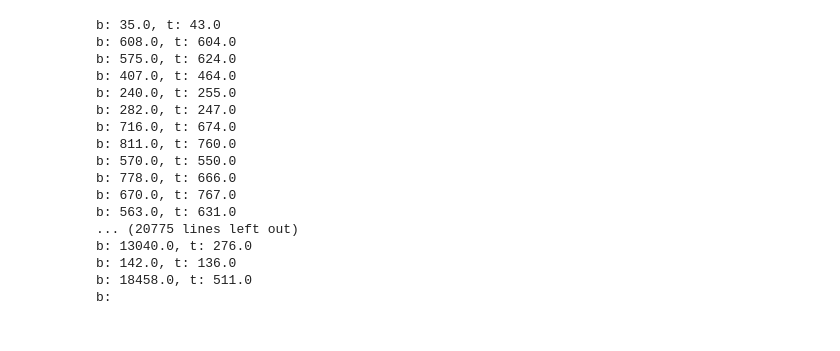
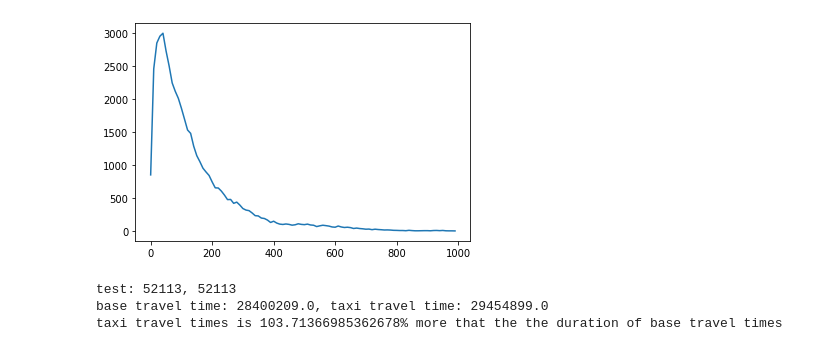
Before and after one commit to Oliver-Redeyoff/simulating_robotaxis, a Jupyter notebook: src/report.ipynb, the cells around one changed output. Saved outputs shown, nothing was run; the diff lists cells and outputs as text; code cells hidden in the pictures.

```diff
--- a/src/report.ipynb
+++ b/src/report.ipynb
@@ -42,3 +64,19 @@ for trip_info in taxi_info_root.findall('personinfo'):
+# %%
+# Show waiting times
+
+x = [i*10 for i in range(100)]
+y = [0 for i in range(100)]
+
+for trip_id, trip_info in taxi_trip_infos.items():
+    waiting_time = trip_info.waiting_time
+    for i in range(len(y)):
+        if (10*i < waiting_time < 10*(i+1)):
+            y[i] += 1
+
+plt.plot(x, y)
+plt.show()
+# %% [output]
+[figure, added]
 # %%
 # Process and compare data
 
@@ -48,26 +86,11 @@ for trip_id in trip_ids:
     if (trip_id in base_trip_infos and trip_id in taxi_trip_infos):
         base_travel_times.append(base_trip_infos[trip_id].duration)
         taxi_travel_times.append(taxi_trip_infos[trip_id].duration)
-        print("b: {}, t: {}".format(base_trip_infos[trip_id].duration, taxi_trip_infos[trip_id].duration))
 
 print('test: {}, {}'.format(len(base_travel_times), len(taxi_travel_times)))
 print('base travel time: {}, taxi travel time: {}'.format(sum(base_travel_times), sum(taxi_travel_times)))
 print('taxi travel times is {}% more that the the duration of base travel times'.format(sum(taxi_travel_times)/sum(base_travel_times)*100))
 # %% [output]
-b: 35.0, t: 43.0
-b: 608.0, t: 604.0
-b: 575.0, t: 624.0
-b: 407.0, t: 464.0
-b: 240.0, t: 255.0
-b: 282.0, t: 247.0
-b: 716.0, t: 674.0
-b: 811.0, t: 760.0
-b: 570.0, t: 550.0
-b: 778.0, t: 666.0
-b: 670.0, t: 767.0
-b: 563.0, t: 631.0
-... (20775 lines left out)
-b: 13040.0, t: 276.0
-b: 142.0, t: 136.0
-b: 18458.0, t: 511.0
-b:
+test: 52113, 52113
+base travel time: 28400209.0, taxi travel time: 29454899.0
+taxi travel times is 103.71366985362678% more that the the duration of base travel times
```
Also changed, not shown: parts of 4 cells of this notebook, 5 other files.
